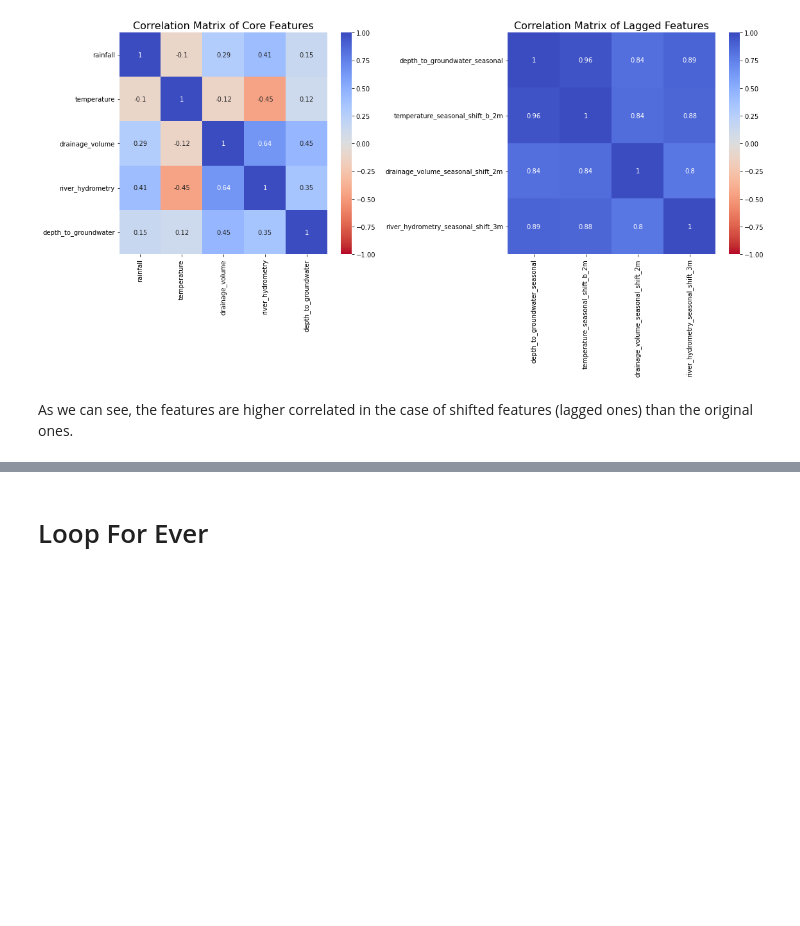
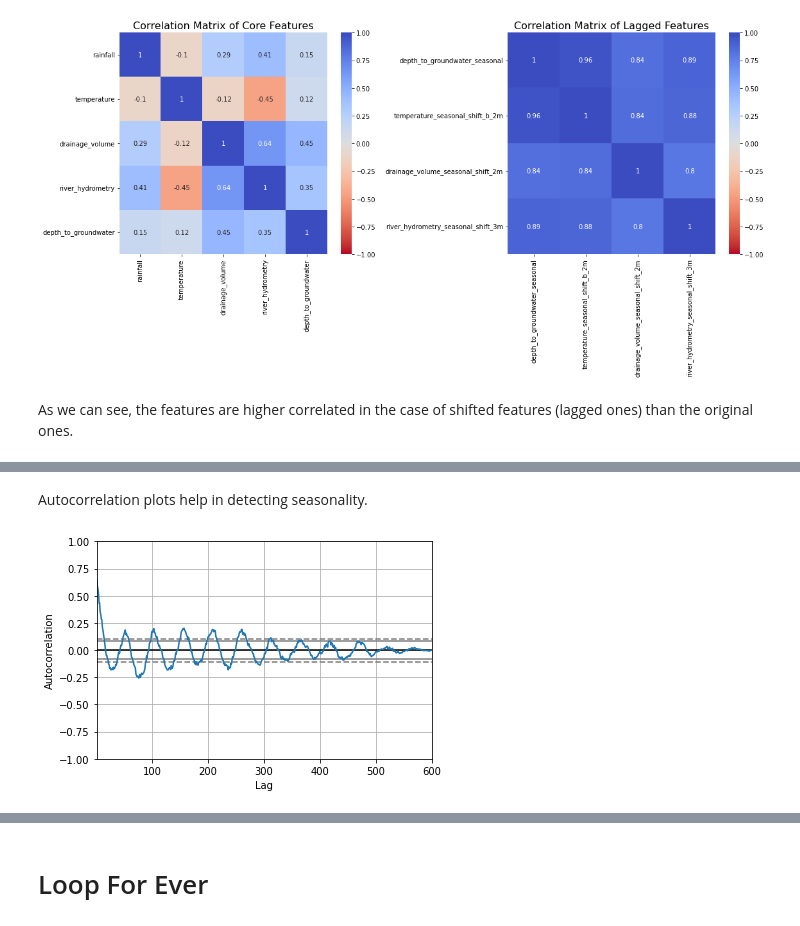
Before and after one commit to sir-hadi/NonstopNgodingNovember-2021, a Jupyter notebook: sir-hadi/Uncategorized DS Projects/Studying Time Series/Studying_Time_Series.ipynb, the cells around one changed output, grey strips where cells are left out. Saved outputs shown, nothing was run; the diff lists cells and outputs as text; code cells hidden in the pictures; blank space fills up the shorter version.

```diff
--- a/sir-hadi/Uncategorized DS Projects/Studying Time Series/Studying_Time_Series.ipynb
+++ b/sir-hadi/Uncategorized DS Projects/Studying Time Series/Studying_Time_Series.ipynb
@@ -851,0 +839,9 @@ As we can see, the features are higher correlated in the case of shifted feature
+# %% [markdown]
+Autocorrelation plots help in detecting seasonality.
+# %%
+from pandas.plotting import autocorrelation_plot
+
+autocorrelation_plot(df['depth_to_groundwater_diff_1'])
+plt.show()
+# %% [output]
+[figure, added]
```
Also changed, not shown: parts of 22 cells of this notebook.
